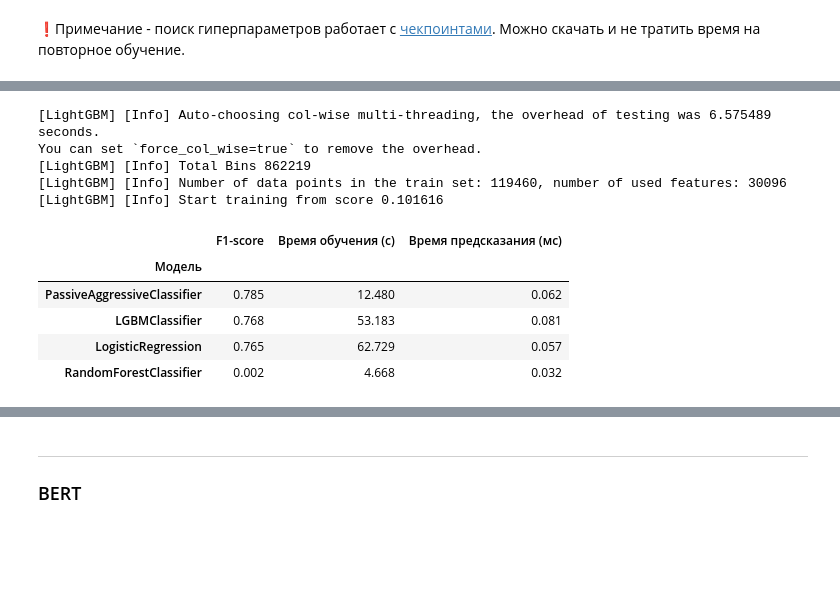
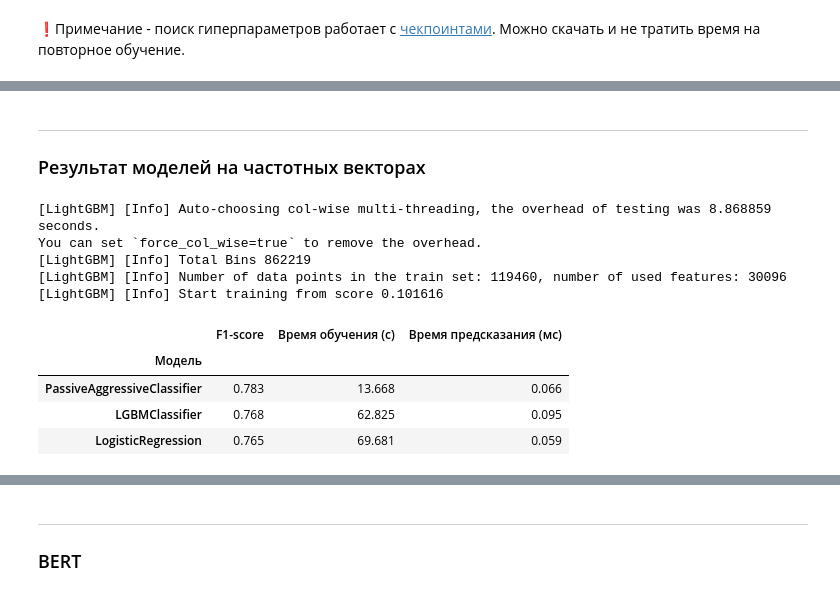
Before and after one commit to GrishaTS/Ya-Practicum-DS, a Jupyter notebook: 12. Машинное обучение для текстов/machine_learning_for_texts.ipynb, the cells around one changed output, grey strips where cells are left out. Cells and saved outputs as stored; diff of their text form; code cells hidden in the pictures; blank space fills up the shorter version.

```diff
--- a/12. Машинное обучение для текстов/machine_learning_for_texts.ipynb
+++ b/12. Машинное обучение для текстов/machine_learning_for_texts.ipynb
@@ -487,6 +655,9 @@ def get_trained_optuna_study(study_name, restudy=False, direction='minimize', n_
     else:
         if study_name in study_names:
             optuna.delete_study(study_name=study_name, storage=optuna_storage)
-        study = optuna.create_study(study_name=study_name, direction=direction, sampler=optuna_sampler, storage=optuna_storage)
+        study = optuna.create_study(study_name=study_name,
+                                    direction=direction,
+                                    sampler=optuna_sampler,
+                                    storage=optuna_storage)
         study.optimize(objective_reg, n_trials=n_trials, show_progress_bar=True)
     return study
@@ -675,3 +889,6 @@ _____
+# %% [markdown]
+_____
+### Результат моделей на частотных векторах
 # %%
 trial_duration_performance(
     study_logreg, study_palogreg, study_lgbm,
@@ -688,28 +909,26 @@ trial_score_distribution(
 # %%
 analys = pd.DataFrame(columns=['Модель', 'F1-score', 'Время обучения (с)', 'Время предсказания (мс)']).set_index('Модель', drop=True)
 for model_name, params in [('LogisticRegression', best_params_logreg),
                            ('PassiveAggressiveClassifier', best_params_palogreg),
-                           ('RandomForestClassifier', best_params_randomforest),
                            ('LGBMClassifier', best_params_lgbm)]:
     model = clone(pipeline).set_params(**params)
     point_0 = time.time()
     model.fit(X_train, y_train)
     point_1 = time.time()
     y_pred = model.predict(X_val)
     point_2 = time.time()
     analys.loc[model_name] = [f1_score(y_val, y_pred), point_1 - point_0, (point_2 - point_1) / X_val.shape[0] * 1000]
 analys.sort_values(by=['F1-score'], ascending=False).style.background_gradient(
     'Oranges', subset=['F1-score', 'Время обучения (с)', 'Время предсказания (мс)']
 ).format(precision=3)
 # %% [output]
-[LightGBM] [Info] Auto-choosing col-wise multi-threading, the overhead of testing was 6.575489 seconds.
+[LightGBM] [Info] Auto-choosing col-wise multi-threading, the overhead of testing was 8.868859 seconds.
 You can set `force_col_wise=true` to remove the overhead.
 [LightGBM] [Info] Total Bins 862219
 [LightGBM] [Info] Number of data points in the train set: 119460, number of used features: 30096
 [LightGBM] [Info] Start training from score 0.101616
 |  | F1-score | Время обучения (с) | Время предсказания (мс) |
 | Модель |  |  |  |
-| PassiveAggressiveClassifier | 0.785 | 12.480 | 0.062 |
-| LGBMClassifier | 0.768 | 53.183 | 0.081 |
-| LogisticRegression | 0.765 | 62.729 | 0.057 |
-| RandomForestClassifier | 0.002 | 4.668 | 0.032 |
+| PassiveAggressiveClassifier | 0.783 | 13.668 | 0.066 |
+| LGBMClassifier | 0.768 | 62.825 | 0.095 |
+| LogisticRegression | 0.765 | 69.681 | 0.059 |
```
Also changed, not shown: parts of 63 cells of this notebook.
